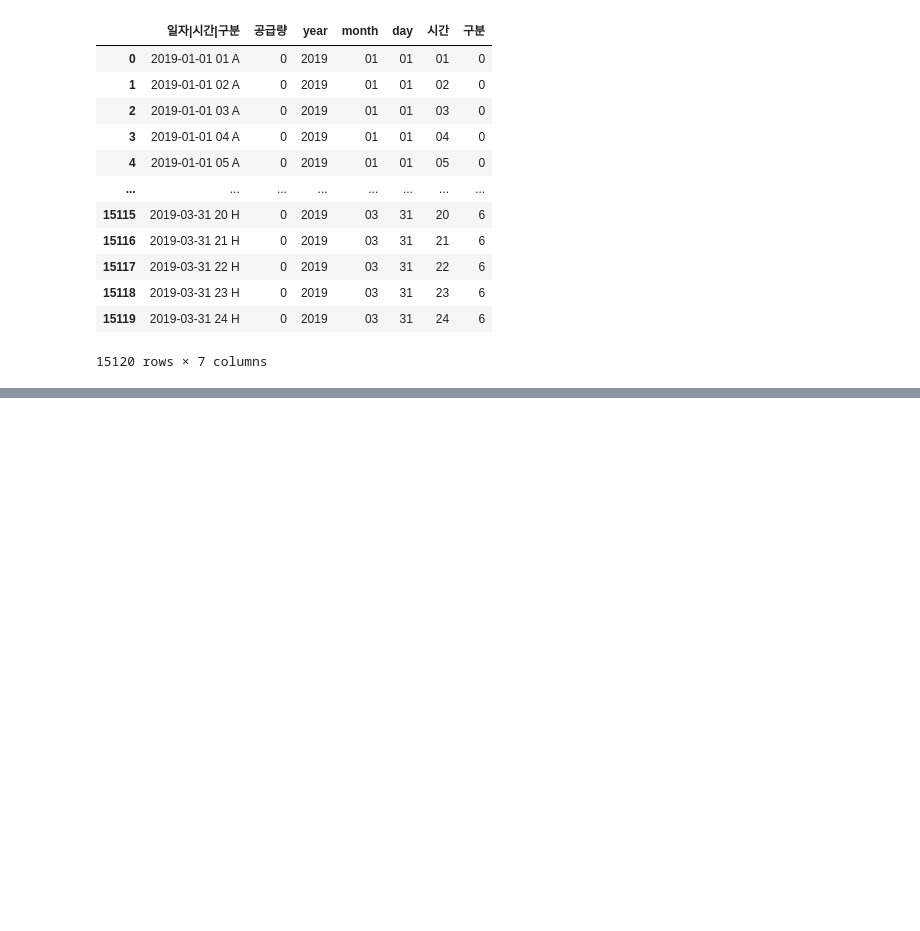
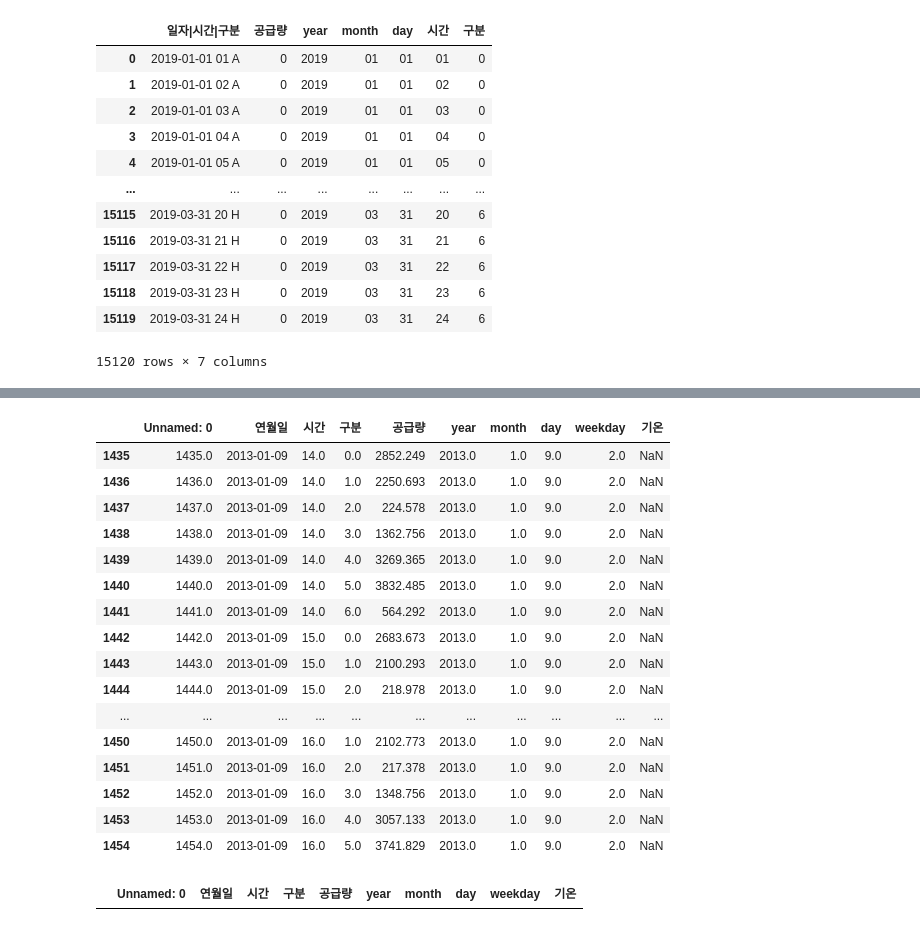
Before and after one commit to kbjung/LikeLion_13th_DataCourse, a Jupyter notebook: TP02/2021.10.27-05_2019년_기온_예측_ver0.1.ipynb, the cells around one changed output, grey strips where cells are left out. Cells and saved outputs as stored; diff of their text form; code cells hidden in the pictures; blank space fills up the shorter version.

```diff
--- a/TP02/2021.10.27-05_2019년_기온_예측_ver0.1.ipynb
+++ b/TP02/2021.10.27-05_2019년_기온_예측_ver0.1.ipynb
@@ -118,0 +246,5 @@ X_train, X_test, y_train, y_test = train_test_split(X, y, random_state=0)
+# %%
+# 2013년 1월 4일 18시 채우기
+# 해당 월, 일, 시간의 평균 구하기
+nan_temp = total.loc[(total['month']==1) & (total['day']==4) & (total['시간']==18)]['기온'].mean()
+nan_temp
@@ -118,0 +257,3 @@ X_train, X_test, y_train, y_test = train_test_split(X, y, random_state=0)
+# %%
+# 2013년 1월 4일 18시 채우기
+total.loc[(total['month']==1) & (total['day']==4) & (total['시간']==18) & (total['기온'].isnull())] = nan_temp
@@ -118,0 +286,20 @@ X_train, X_test, y_train, y_test = train_test_split(X, y, random_state=0)
+# %%
+total[total['기온'].isnull()][:20]
+# %% [output]
+|  | Unnamed: 0 | 연월일 | 시간 | 구분 | 공급량 | year | month | day | weekday | 기온 |
+| 1435 | 1435.0 | 2013-01-09 | 14.0 | 0.0 | 2852.249 | 2013.0 | 1.0 | 9.0 | 2.0 | NaN |
+| 1436 | 1436.0 | 2013-01-09 | 14.0 | 1.0 | 2250.693 | 2013.0 | 1.0 | 9.0 | 2.0 | NaN |
+| 1437 | 1437.0 | 2013-01-09 | 14.0 | 2.0 | 224.578 | 2013.0 | 1.0 | 9.0 | 2.0 | NaN |
+| 1438 | 1438.0 | 2013-01-09 | 14.0 | 3.0 | 1362.756 | 2013.0 | 1.0 | 9.0 | 2.0 | NaN |
+| 1439 | 1439.0 | 2013-01-09 | 14.0 | 4.0 | 3269.365 | 2013.0 | 1.0 | 9.0 | 2.0 | NaN |
+| 1440 | 1440.0 | 2013-01-09 | 14.0 | 5.0 | 3832.485 | 2013.0 | 1.0 | 9.0 | 2.0 | NaN |
+| 1441 | 1441.0 | 2013-01-09 | 14.0 | 6.0 | 564.292 | 2013.0 | 1.0 | 9.0 | 2.0 | NaN |
+| 1442 | 1442.0 | 2013-01-09 | 15.0 | 0.0 | 2683.673 | 2013.0 | 1.0 | 9.0 | 2.0 | NaN |
+| 1443 | 1443.0 | 2013-01-09 | 15.0 | 1.0 | 2100.293 | 2013.0 | 1.0 | 9.0 | 2.0 | NaN |
+| 1444 | 1444.0 | 2013-01-09 | 15.0 | 2.0 | 218.978 | 2013.0 | 1.0 | 9.0 | 2.0 | NaN |
+| ... | ... | ... | ... | ... | ... | ... | ... | ... | ... | ... |
+| 1450 | 1450.0 | 2013-01-09 | 16.0 | 1.0 | 2102.773 | 2013.0 | 1.0 | 9.0 | 2.0 | NaN |
+| 1451 | 1451.0 | 2013-01-09 | 16.0 | 2.0 | 217.378 | 2013.0 | 1.0 | 9.0 | 2.0 | NaN |
+| 1452 | 1452.0 | 2013-01-09 | 16.0 | 3.0 | 1348.756 | 2013.0 | 1.0 | 9.0 | 2.0 | NaN |
+| 1453 | 1453.0 | 2013-01-09 | 16.0 | 4.0 | 3057.133 | 2013.0 | 1.0 | 9.0 | 2.0 | NaN |
+| 1454 | 1454.0 | 2013-01-09 | 16.0 | 5.0 | 3741.829 | 2013.0 | 1.0 | 9.0 | 2.0 | NaN |
@@ -118,0 +312,5 @@ X_train, X_test, y_train, y_test = train_test_split(X, y, random_state=0)
+# %%
+# 확인
+total.loc[(total['month']==1) & (total['day']==9) & (total['시간']==14) & (total['기온'].isnull())]
+# %% [output]
+|  | Unnamed: 0 | 연월일 | 시간 | 구분 | 공급량 | year | month | day | weekday | 기온 |
```
Also changed, not shown: parts of 89 cells of this notebook, 3 other files.
